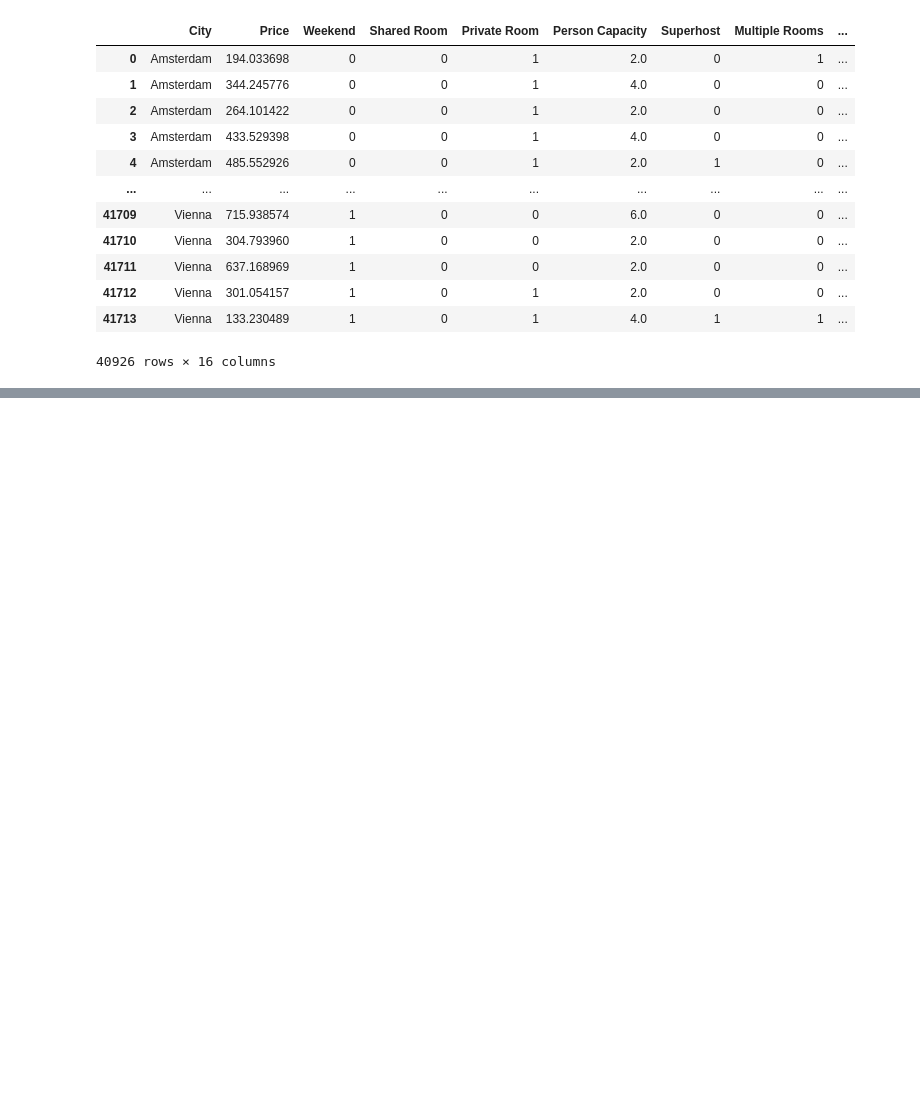
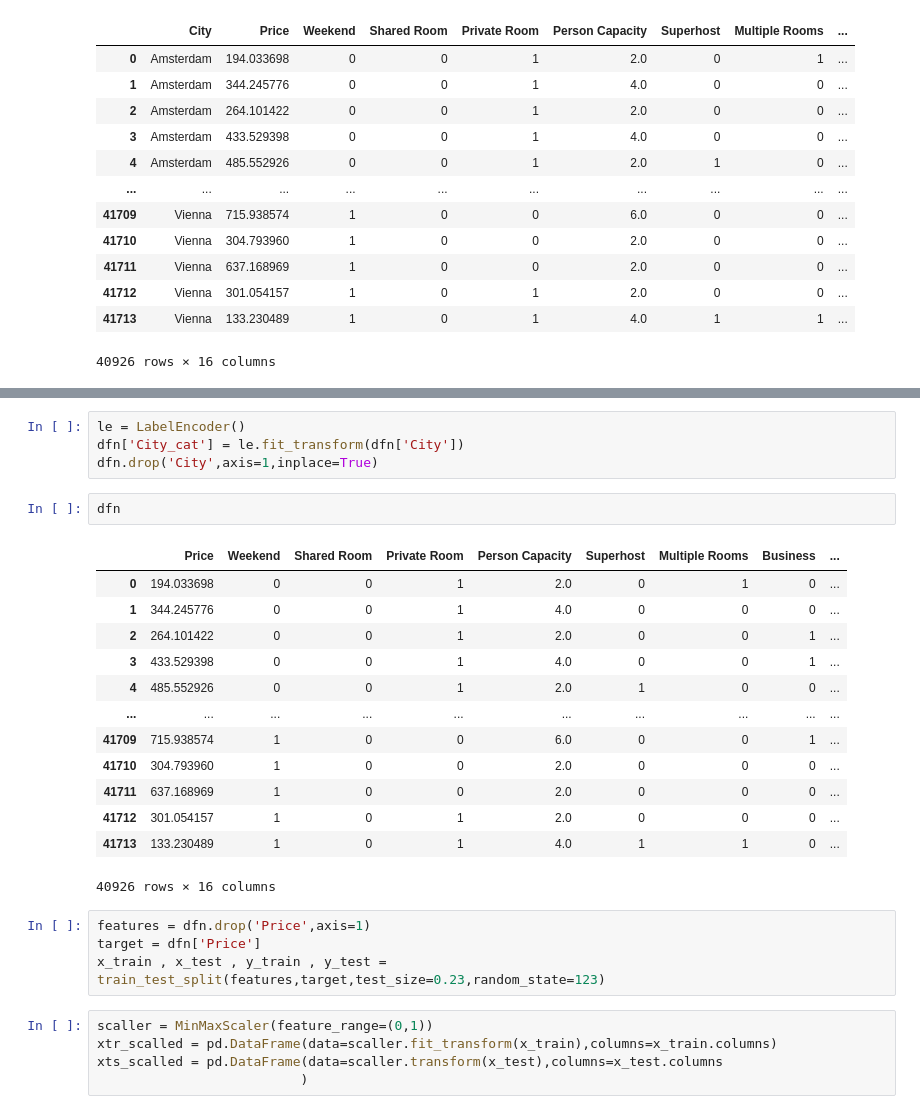
Before and after one commit to isoori/AIRBNB, a Jupyter notebook: Untitled.ipynb, the cells around one changed output, grey strips where cells are left out. Cells and saved outputs as stored; diff of their text form; blank space fills up the shorter version.

```diff
--- a/Untitled.ipynb
+++ b/Untitled.ipynb
@@ -145,3 +150,32 @@ Paris        362.024207
 Rome         203.102065
 Vienna       230.441555
 Name: Price, dtype: float64
+# %%
+le = LabelEncoder()
+dfn['City_cat'] = le.fit_transform(dfn['City'])
+dfn.drop('City',axis=1,inplace=True)
+# %%
+dfn
+# %% [output]
+|  | Price | Weekend | Shared Room | Private Room | Person Capacity | Superhost | Multiple Rooms | Business | ... |
+| 0 | 194.033698 | 0 | 0 | 1 | 2.0 | 0 | 1 | 0 | ... |
+| 1 | 344.245776 | 0 | 0 | 1 | 4.0 | 0 | 0 | 0 | ... |
+| 2 | 264.101422 | 0 | 0 | 1 | 2.0 | 0 | 0 | 1 | ... |
+| 3 | 433.529398 | 0 | 0 | 1 | 4.0 | 0 | 0 | 1 | ... |
+| 4 | 485.552926 | 0 | 0 | 1 | 2.0 | 1 | 0 | 0 | ... |
+| ... | ... | ... | ... | ... | ... | ... | ... | ... | ... |
+| 41709 | 715.938574 | 1 | 0 | 0 | 6.0 | 0 | 0 | 1 | ... |
+| 41710 | 304.793960 | 1 | 0 | 0 | 2.0 | 0 | 0 | 0 | ... |
+| 41711 | 637.168969 | 1 | 0 | 0 | 2.0 | 0 | 0 | 0 | ... |
+| 41712 | 301.054157 | 1 | 0 | 1 | 2.0 | 0 | 0 | 0 | ... |
+| 41713 | 133.230489 | 1 | 0 | 1 | 4.0 | 1 | 1 | 0 | ... |
+40926 rows × 16 columns
+# %%
+features = dfn.drop('Price',axis=1)
+target = dfn['Price']
+x_train , x_test , y_train , y_test = train_test_split(features,target,test_size=0.23,random_state=123)
+# %%
+scaller = MinMaxScaler(feature_range=(0,1))
+xtr_scalled = pd.DataFrame(data=scaller.fit_transform(x_train),columns=x_train.columns)
+xts_scalled = pd.DataFrame(data=scaller.transform(x_test),columns=x_test.columns
+                          )
```
Also changed, not shown: parts of 2 cells of this notebook.
